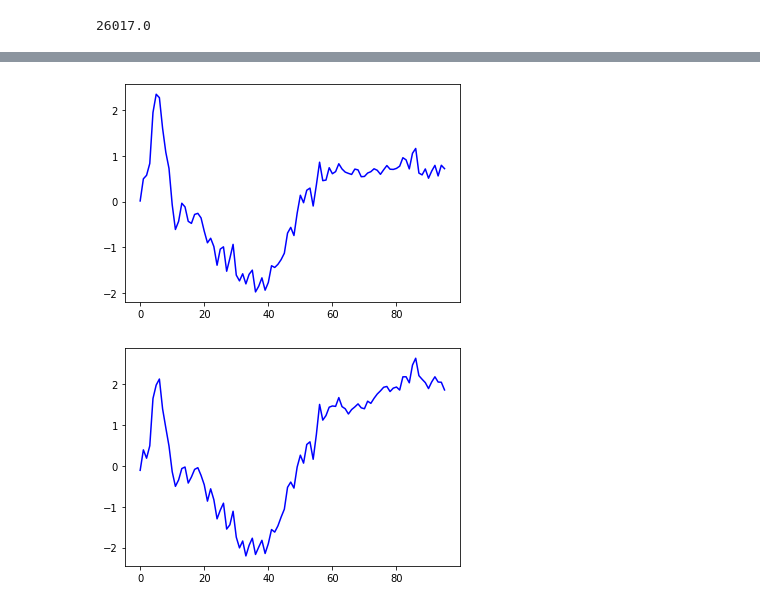
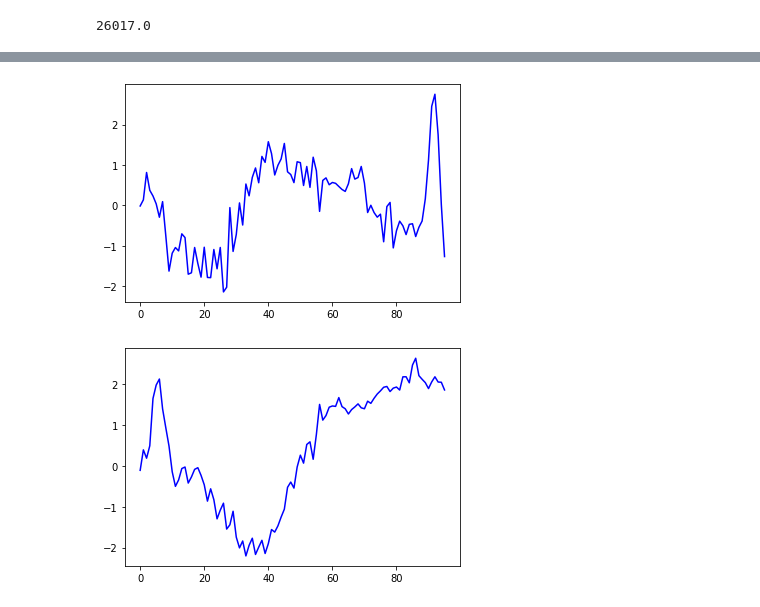
Before and after one commit to valeman/GRAILTS, a Jupyter notebook: Untitled5.ipynb, the cells around one changed output, grey strips where cells are left out. Saved outputs shown, nothing was run; the diff lists cells and outputs as text; code cells hidden in the pictures.

```diff
--- a/Untitled5.ipynb
+++ b/Untitled5.ipynb
@@ -164,8 +170,8 @@ plot(walk)
 # %%
 noisydata = np.load('ecgarimanoisy200.npy')
-plot(noisydata[1])
+plot(noisydata[3])
 # %% [output]
-[figure, old version]
+[figure, new version]
 # %%
 for i in range(1,200, 2):
     noisydata[i] += random_walk(m = 96, sd= 0.1)
```
Also changed, not shown: parts of 5 cells of this notebook, 19 other files.
